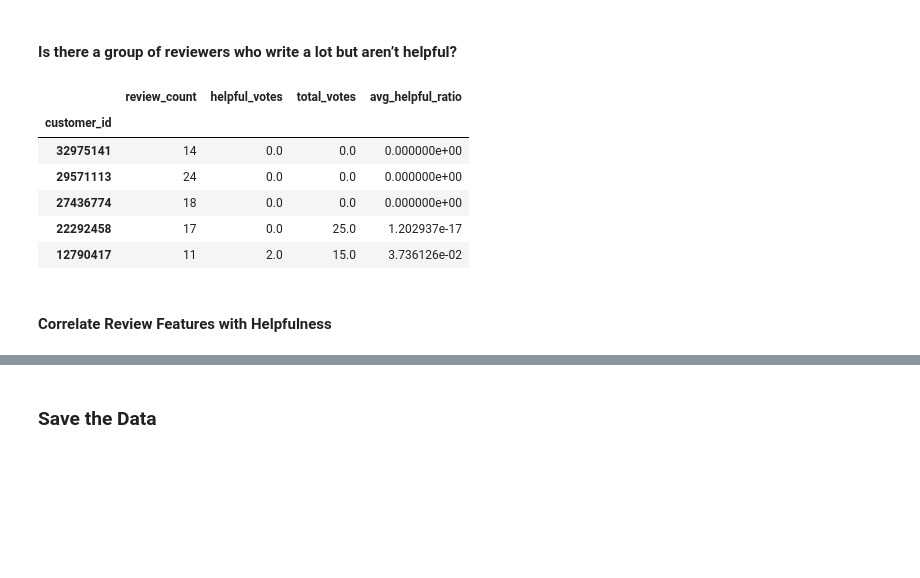
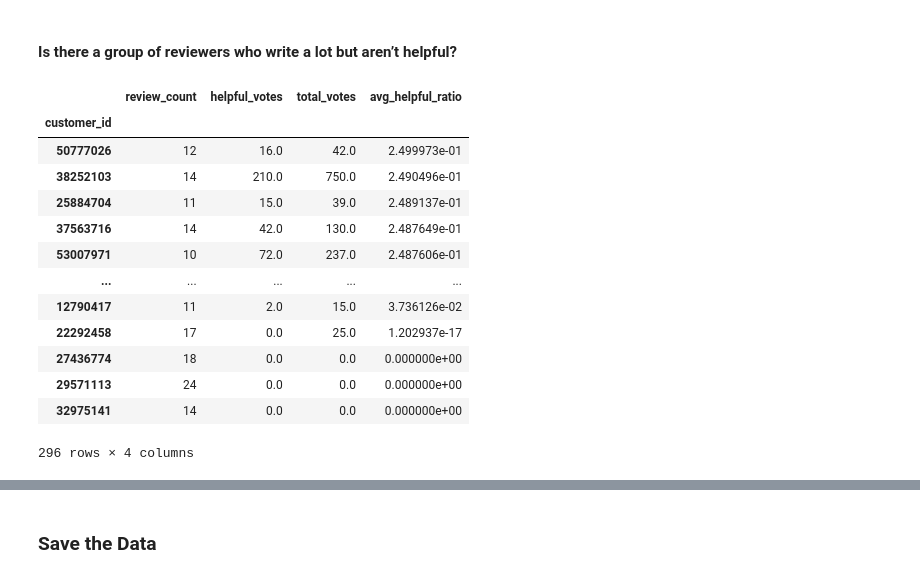
Before and after one commit to ATR96/ReviewRanker, a Jupyter notebook: notebooks/01_DataInspection_EDA.ipynb, the cells around one changed output, grey strips where cells are left out. Drawn from its saved outputs; the diff is of its cells as text; code cells hidden in the pictures; blank space fills up the shorter version.

```diff
--- a/notebooks/01_DataInspection_EDA.ipynb
+++ b/notebooks/01_DataInspection_EDA.ipynb
@@ -275,3 +310,23 @@ plt.xticks(helpfulness_by_year['year'])
 plt.show()
 # %% [output]
 [figure]
+# %%
+# Direct feature creation in-place
+reference_date = pd.to_datetime('2005-12-31')
+df['review_age'] = (reference_date - df['review_date']).dt.days
+# %%
+# Bin review age into 10 equal-width intervals
+df['review_age_bin'] = pd.cut(df['review_age'], bins=10)
+
+# Compute mean Wilson score per bin
+age_helpfulness = df.groupby('review_age_bin')['helpful_ratio'].mean().reset_index()
+
+plt.figure(figsize=(12, 6))
+sns.barplot(data=age_helpfulness, x='review_age_bin', y='helpful_ratio', color='skyblue')
+plt.xticks(rotation=45)
+plt.title("Average Wilson-Scored Helpfulness by Review Age Bin")
+plt.xlabel("Review Age (Binned)")
+plt.ylabel("Average Helpfulness Score (Wilson Lower Bound)")
+plt.tight_layout()
+plt.grid(True)
+plt.show()
@@ -278,8 +335,2 @@ plt.show()
 # %% [markdown]
 #### Does Review Length Correlate with Helpfulness?
-# %%
-df['review_length'] = df['review_body'].astype(str).apply(len)
-
-sns.scatterplot(x='review_length', y='helpful_ratio', data=df)
-plt.title("Does Longer Review Mean More Helpful?")
-plt.show()
@@ -334,3 +392,9 @@ plt.title("Avg Helpfulness by Headline Length Bin")
 # %% [output]
 Text(0.5, 1.0, 'Avg Helpfulness by Headline Length Bin')
 [figure]
+# %%
+df['headline_word_count'] = df['review_headline'].astype(str).apply(lambda x: len(x.split()))
+
+df['headline_word_count_bin'] = pd.cut(df['headline_word_count'], bins=[0, 3, 5, 10, 15, 20, 30, 50, 100])
+df.groupby('headline_len_bin')['helpful_ratio'].mean().plot(kind='bar')
+plt.title("Avg Helpfulness by Headline Length Bin")
@@ -377,14 +447,20 @@ Name: helpful_ratio, dtype: float64
 # %% [markdown]
 #### Is there a group of reviewers who write a lot but aren’t helpful?
 # %%
-reviewer_stats.query('review_count >= 10').sort_values(by='avg_helpful_ratio').head(5)
+bad_reviewers = reviewer_stats[(reviewer_stats['review_count'] >= 10) & (reviewer_stats['avg_helpful_ratio'] <= 0.25)].sort_values(by='avg_helpful_ratio', ascending=False)
+bad_reviewers
 # %% [output]
 |  | review_count | helpful_votes | total_votes | avg_helpful_ratio |
 | customer_id |  |  |  |  |
+| 50777026 | 12 | 16.0 | 42.0 | 2.499973e-01 |
+| 38252103 | 14 | 210.0 | 750.0 | 2.490496e-01 |
+| 25884704 | 11 | 15.0 | 39.0 | 2.489137e-01 |
+| 37563716 | 14 | 42.0 | 130.0 | 2.487649e-01 |
+| 53007971 | 10 | 72.0 | 237.0 | 2.487606e-01 |
+| ... | ... | ... | ... | ... |
+| 12790417 | 11 | 2.0 | 15.0 | 3.736126e-02 |
+| 22292458 | 17 | 0.0 | 25.0 | 1.202937e-17 |
+| 27436774 | 18 | 0.0 | 0.0 | 0.000000e+00 |
+| 29571113 | 24 | 0.0 | 0.0 | 0.000000e+00 |
 | 32975141 | 14 | 0.0 | 0.0 | 0.000000e+00 |
-| 29571113 | 24 | 0.0 | 0.0 | 0.000000e+00 |
-| 27436774 | 18 | 0.0 | 0.0 | 0.000000e+00 |
-| 22292458 | 17 | 0.0 | 25.0 | 1.202937e-17 |
-| 12790417 | 11 | 2.0 | 15.0 | 3.736126e-02 |
+296 rows × 4 columns
-# %% [markdown]
-#### Correlate Review Features with Helpfulness
```
Also changed, not shown: parts of 48 cells of this notebook.
